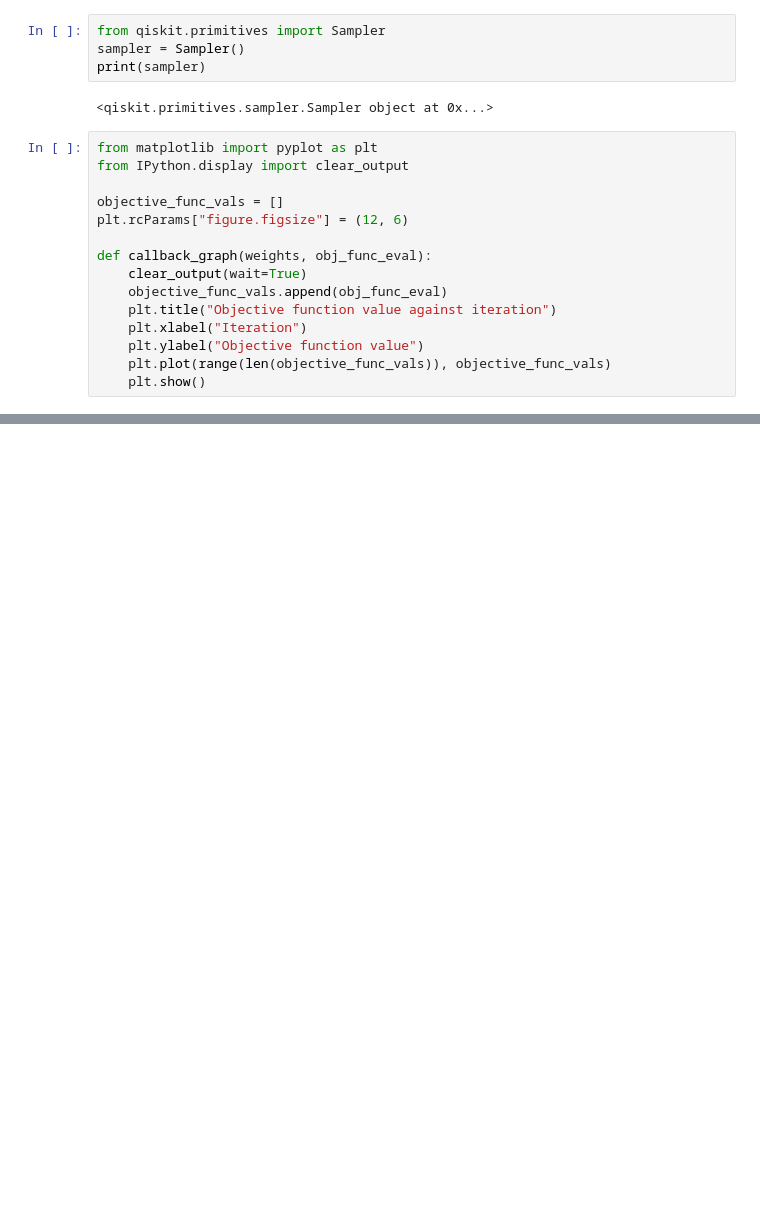
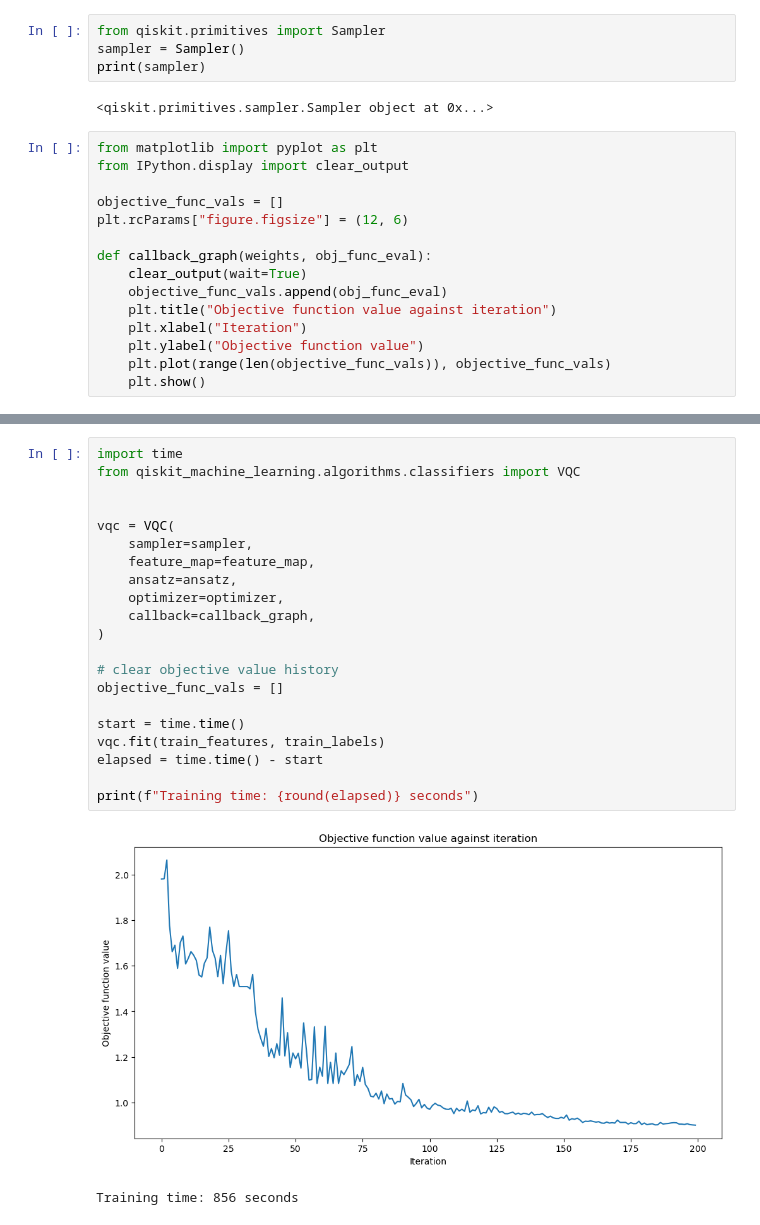
Before and after one commit to Das-Soumen-CS/QKD_Crypto, a Jupyter notebook: Iris_QML_command Line.ipynb, the cells around one changed output, grey strips where cells are left out. Saved outputs shown, nothing was run; the diff lists cells and outputs as text; blank space fills up the shorter version.

```diff
--- a/Iris_QML_command Line.ipynb
+++ b/Iris_QML_command Line.ipynb
@@ -239,0 +305,24 @@ Quantum VQC on the test dataset:     0.87
+# %%
+import time
+from qiskit_machine_learning.algorithms.classifiers import VQC
+
+
+vqc = VQC(
+    sampler=sampler,
+    feature_map=feature_map,
+    ansatz=ansatz,
+    optimizer=optimizer,
+    callback=callback_graph,
+)
+
+# clear objective value history
+objective_func_vals = []
+
+start = time.time()
+vqc.fit(train_features, train_labels)
+elapsed = time.time() - start
+
+print(f"Training time: {round(elapsed)} seconds")
+# %% [output]
+[figure, added]
+Training time: 856 seconds
```
Also changed, not shown: parts of 9 cells of this notebook.
